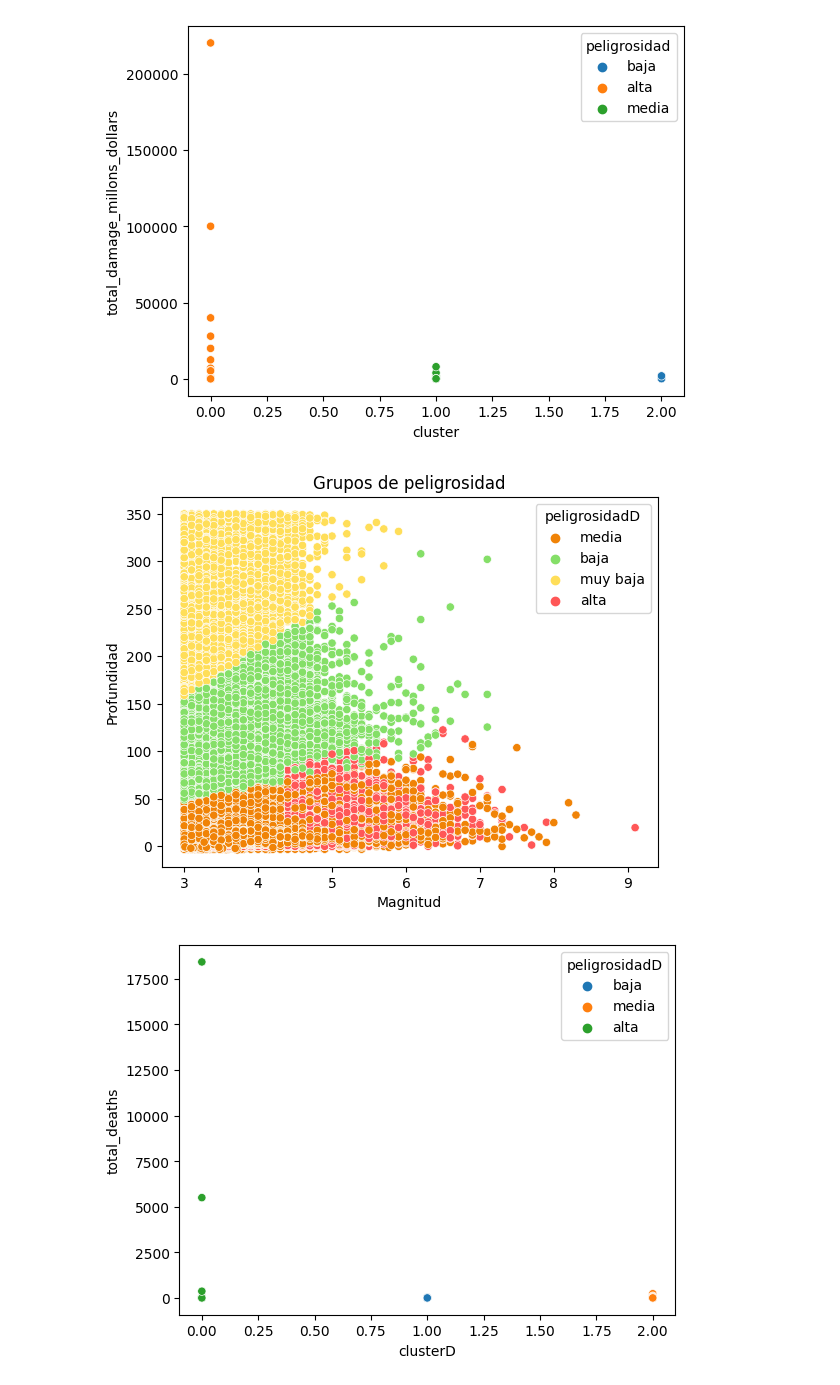
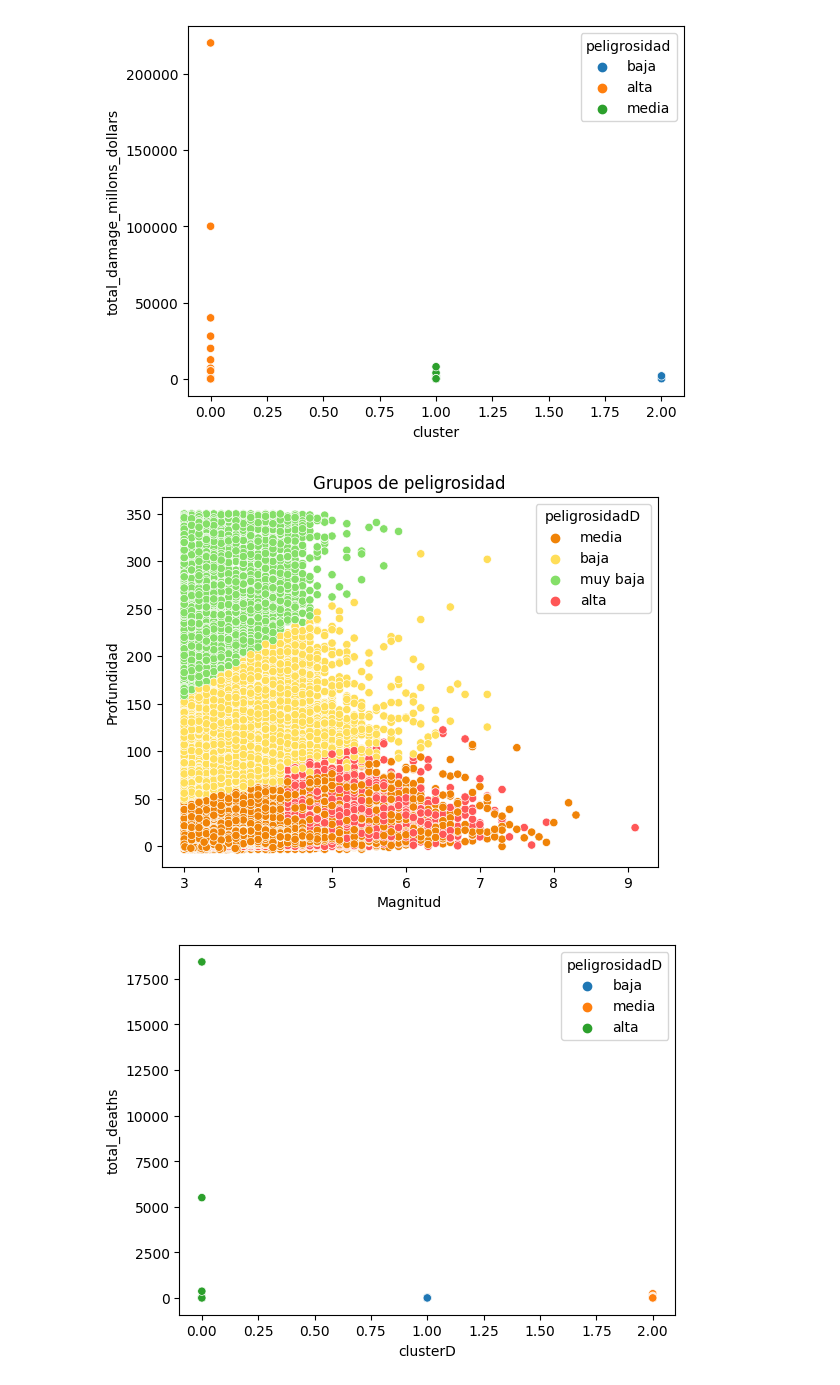
Before and after one commit to MLGIdata/seismic-alerts, a Jupyter notebook: notebooks/MLmodel.ipynb, the cells around one changed output. Saved outputs shown, nothing was run; the diff lists cells and outputs as text; code cells hidden in the pictures.

Commit message:
plot

```diff
--- a/notebooks/MLmodel.ipynb
+++ b/notebooks/MLmodel.ipynb
@@ -167,17 +167,17 @@ for df in dfs:
 # %%
 X['clusterD'] = model.fit_predict(X[['ratioT','densityLabel']])
 
 X.loc[X.clusterD == 0, 'peligrosidadD'] = 'alta'
 X.loc[X.clusterD == 2, 'peligrosidadD'] = 'media'
 X.loc[X.clusterD == 1, 'peligrosidadD'] = 'baja'
 X.loc[X.clusterD == 3, 'peligrosidadD'] = 'muy baja'
 
-sns.scatterplot(data=X, x='magnitude', y='depth', hue='peligrosidadD', palette=['#F08307', '#85DF68','#FFDE59', '#FF5757'])
+sns.scatterplot(data=X, x='magnitude', y='depth', hue='peligrosidadD', palette=['#F08307', '#FFDE59', '#85DF68', '#FF5757'])
 plt.xlabel('Magnitud')
 plt.ylabel('Profundidad')
 plt.title('Grupos de peligrosidad');
 # %% [output]
-[figure, old version]
+[figure, new version]
 # %%
 for df in dfs:
     df.loc[df.clusterD == 0, 'peligrosidadD'] = 'alta'
```
Also changed, not shown: 2 other files.
